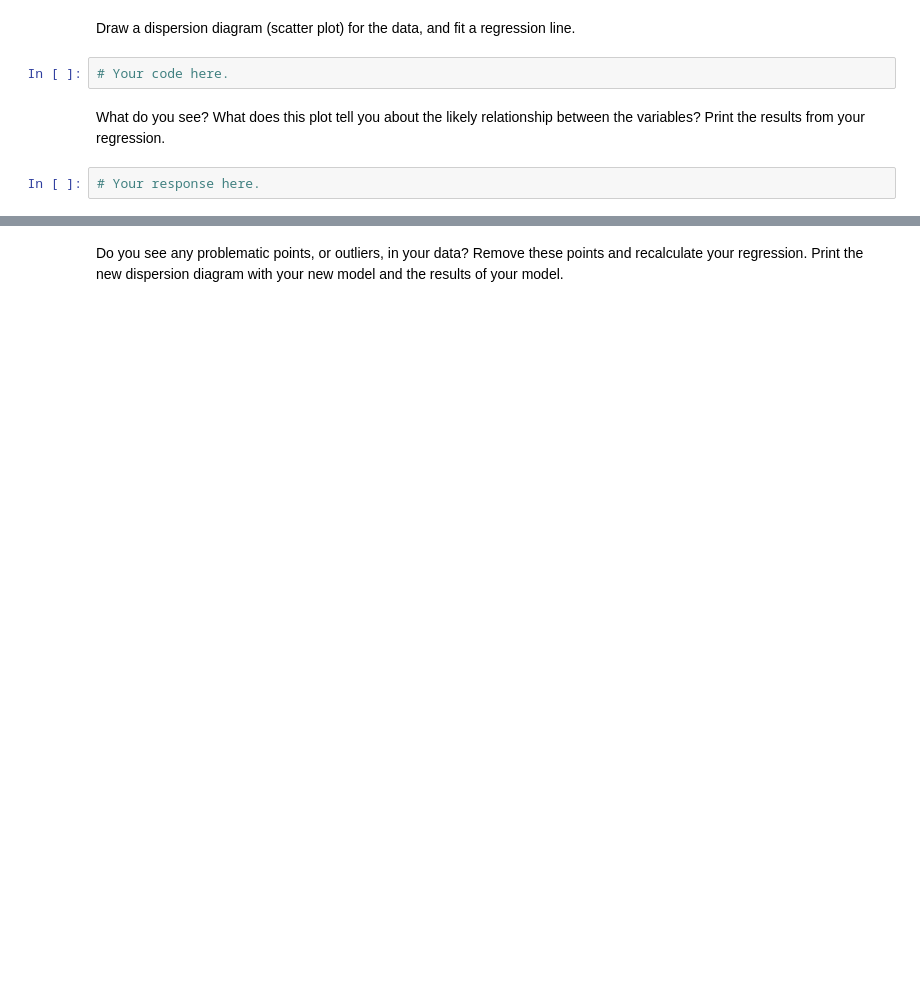
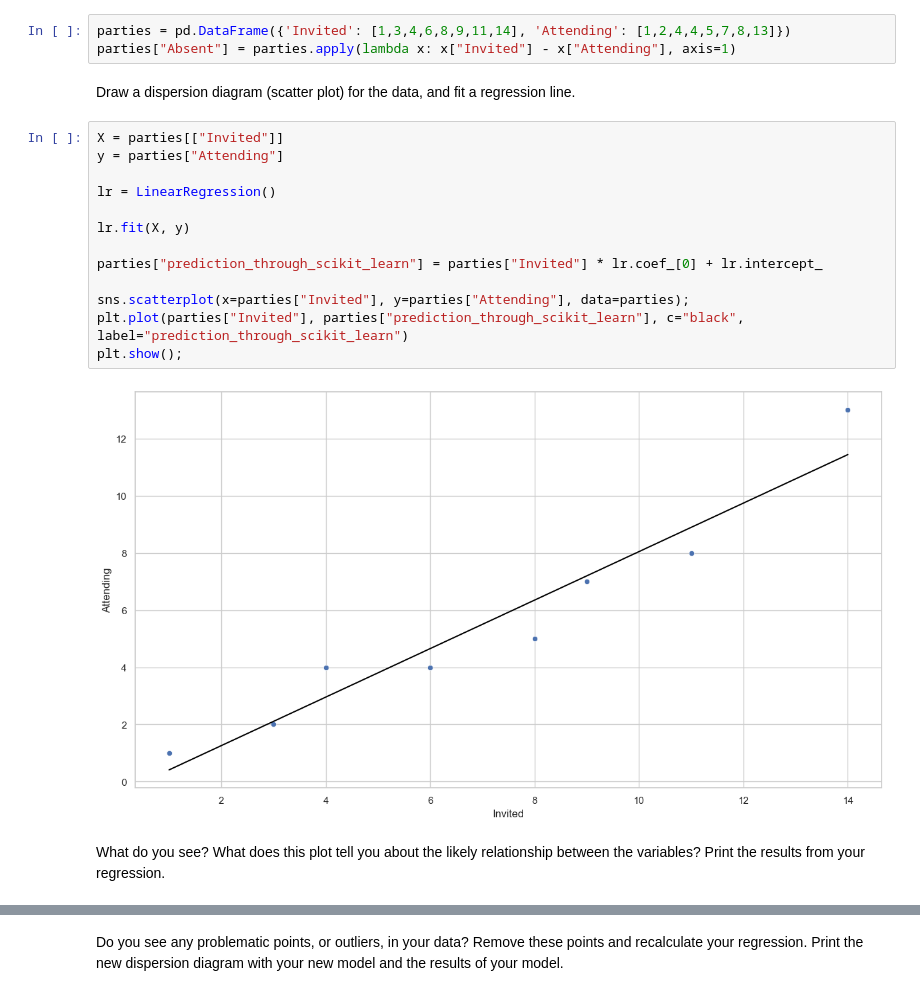
Before and after one commit to Ironhack-data-bcn-oct-2023/lab-regression-analysis, a Jupyter notebook: your-code.ipynb, the cells around one changed output, grey strips where cells are left out. Saved outputs shown, nothing was run; the diff lists cells and outputs as text; blank space fills up the shorter version.

```diff
--- a/your-code.ipynb
+++ b/your-code.ipynb
@@ -96,8 +251,22 @@ First, build a dataframe with the data.
+# %%
+parties = pd.DataFrame({'Invited': [1,3,4,6,8,9,11,14], 'Attending': [1,2,4,4,5,7,8,13]})
+parties["Absent"] = parties.apply(lambda x: x["Invited"] - x["Attending"], axis=1)
 # %% [markdown]
 Draw a dispersion diagram (scatter plot) for the data, and fit a regression line.
-# %%
-# Your code here.
+# %%
+X = parties[["Invited"]]
+y = parties["Attending"]
+
+lr = LinearRegression()
+
+lr.fit(X, y)
+
+parties["prediction_through_scikit_learn"] = parties["Invited"] * lr.coef_[0] + lr.intercept_
+
+sns.scatterplot(x=parties["Invited"], y=parties["Attending"], data=parties);
+plt.plot(parties["Invited"], parties["prediction_through_scikit_learn"], c="black", label="prediction_through_scikit_learn")
+plt.show();
+# %% [output]
+[figure, added]
 # %% [markdown]
 What do you see? What does this plot tell you about the likely relationship between the variables? Print the results from your regression.
-# %%
-# Your response here.
```
Also changed, not shown: parts of 34 cells of this notebook.
